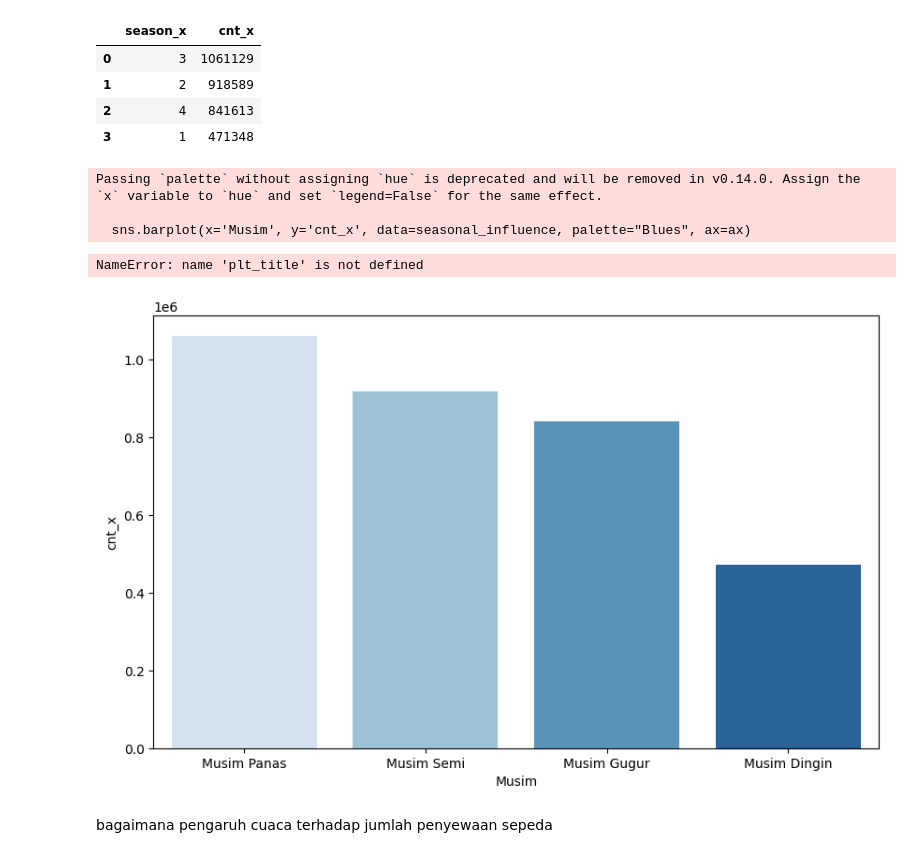
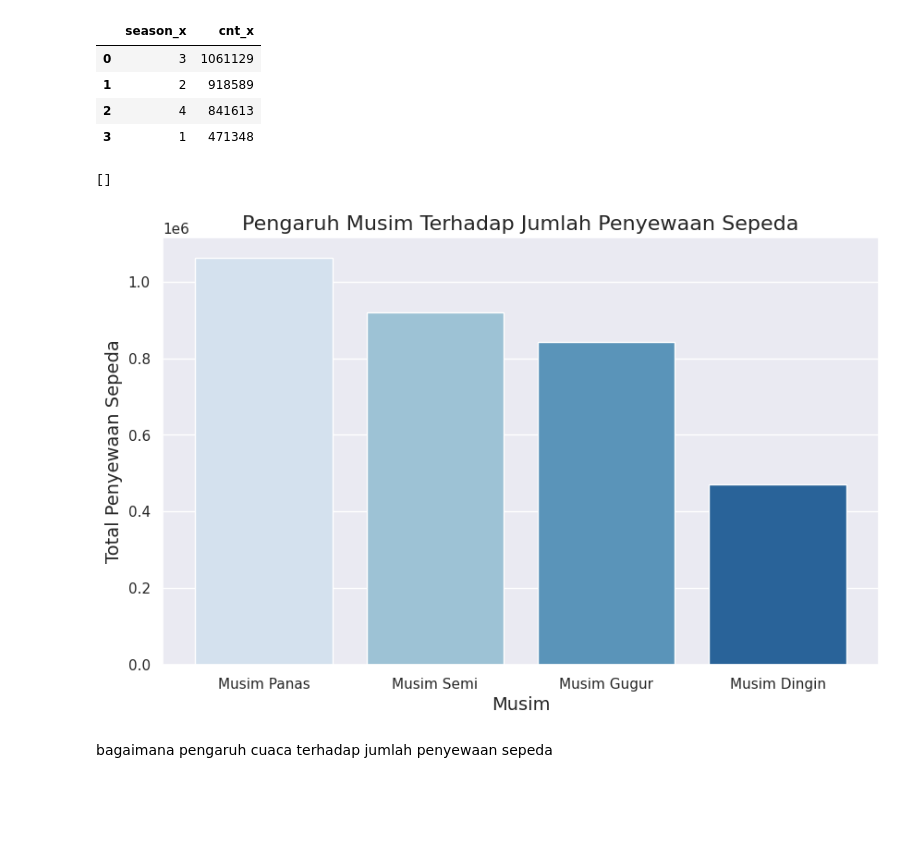
Before and after one commit to rifkurniawan-dev/projek_arif, a Jupyter notebook: Proyek_Analisis_Data_Arif.ipynb, the cells around one changed output. Cells and saved outputs as stored; diff of their text form; code cells hidden in the pictures; blank space fills up the shorter version.

```diff
--- a/Proyek_Analisis_Data_Arif.ipynb
+++ b/Proyek_Analisis_Data_Arif.ipynb
@@ -559,21 +547,32 @@ seasonal_influence.head(10)
 | 2 | 4 | 841613 |
 | 3 | 1 | 471348 |
 # %%
-musim_mapping = {1: 'Musim Dingin', 2: 'Musim Semi', 3: 'Musim Panas', 4: 'Musim Gugur'}
+
+seasonal_influence = hour_day_df.groupby('season_x')['cnt_x'].sum().sort_values(ascending=False).reset_index()
+musim_mapping = {
+    1: 'Musim Dingin',
+    2: 'Musim Semi',
+    3: 'Musim Panas',
+    4: 'Musim Gugur'
+}
 seasonal_influence['Musim'] = seasonal_influence['season_x'].map(musim_mapping)
 
-fig, ax = plt.subplots(figsize=(10, 6))
-sns.barplot(x='Musim', y='cnt_x', data=seasonal_influence, palette="Blues", ax=ax)
-plt_title('Pengaruh Musim Terhadap Jumlah Penyewaan Sepeda', fontsize=16)
-plt_xlabel('Musim', fontsize=14)
-plt_ylabel('Total Penyewaan Sepeda', fontsize=14)
-plt.show()
+plt.figure(figsize=(10, 6))
+sns.barplot(
+    x='Musim',
+    y='cnt_x',
+    data=seasonal_influence,
+    hue='Musim',  # Tambahkan hue
+    palette="Blues",
+    legend=False  # Nonaktifkan legenda
+)
+plt.title('Pengaruh Musim Terhadap Jumlah Penyewaan Sepeda', fontsize=16)
+plt.xlabel('Musim', fontsize=14)
+plt.ylabel('Total Penyewaan Sepeda', fontsize=14)
+plt.plot()
 # %% [output]
-Passing `palette` without assigning `hue` is deprecated and will be removed in v0.14.0. Assign the `x` variable to `hue` and set `legend=False` for the same effect.
-
-  sns.barplot(x='Musim', y='cnt_x', data=seasonal_influence, palette="Blues", ax=ax)
+[]
-NameError: name 'plt_title' is not defined
-[figure, old version]
+[figure, new version]
 # %% [markdown]
 bagaimana pengaruh cuaca terhadap jumlah penyewaan sepeda
 # %%
```
Also changed, not shown: parts of 11 cells of this notebook.
